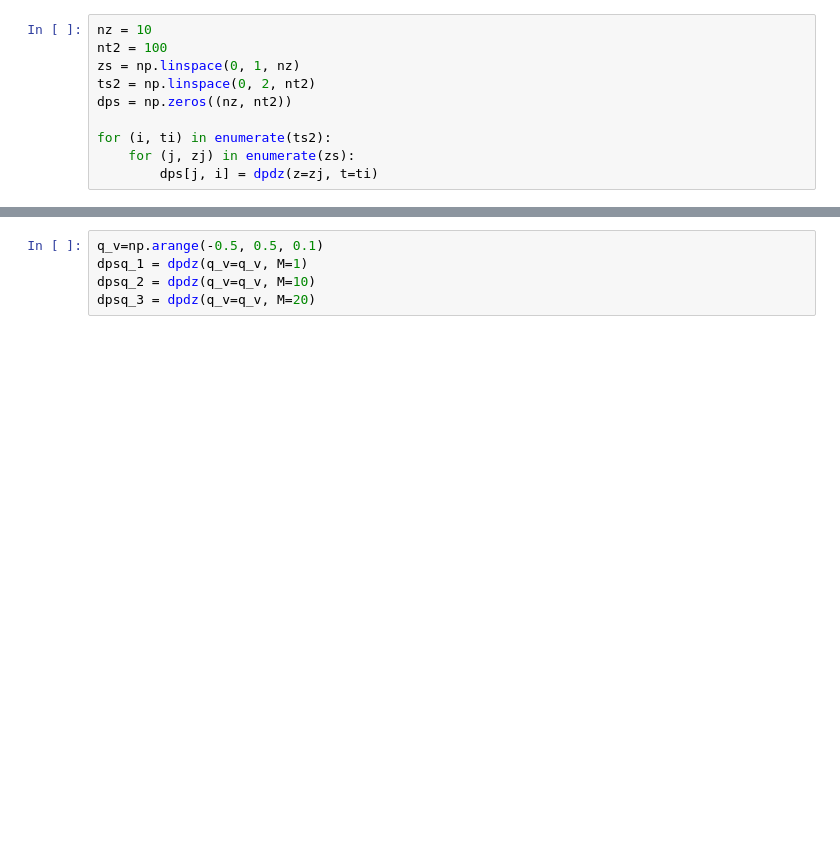
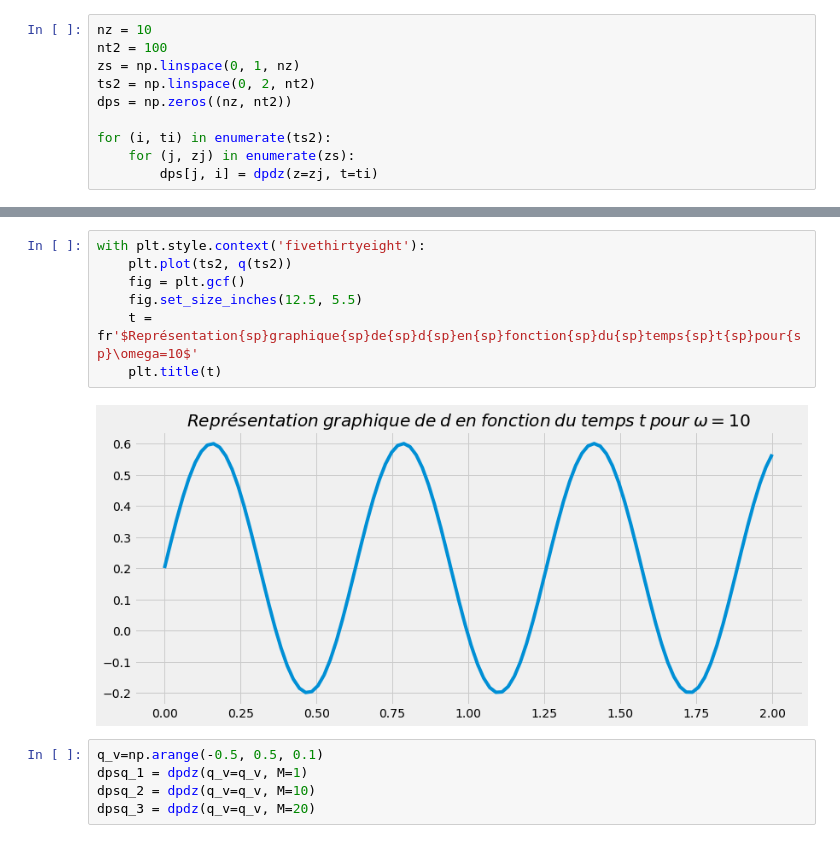
Before and after one commit to ElMehdi19/master-thesis, a Jupyter notebook: notebooks/solutions/NewtonianNoBeta.ipynb, the cells around one changed output, grey strips where cells are left out. Drawn from its saved outputs; the diff is of its cells as text; blank space fills up the shorter version.

```diff
--- a/notebooks/solutions/NewtonianNoBeta.ipynb
+++ b/notebooks/solutions/NewtonianNoBeta.ipynb
@@ -126,3 +131,12 @@ with plt.style.context('fivethirtyeight'):
+# %%
+with plt.style.context('fivethirtyeight'):
+    plt.plot(ts2, q(ts2))
+    fig = plt.gcf()
+    fig.set_size_inches(12.5, 5.5)
+    t = fr'$Représentation{sp}graphique{sp}de{sp}d{sp}en{sp}fonction{sp}du{sp}temps{sp}t{sp}pour{sp}\omega=10$'
+    plt.title(t)
+# %% [output]
+[figure, added]
 # %%
 q_v=np.arange(-0.5, 0.5, 0.1)
 dpsq_1 = dpdz(q_v=q_v, M=1)
```
Also changed, not shown: parts of 17 cells of this notebook, 5 other files.
